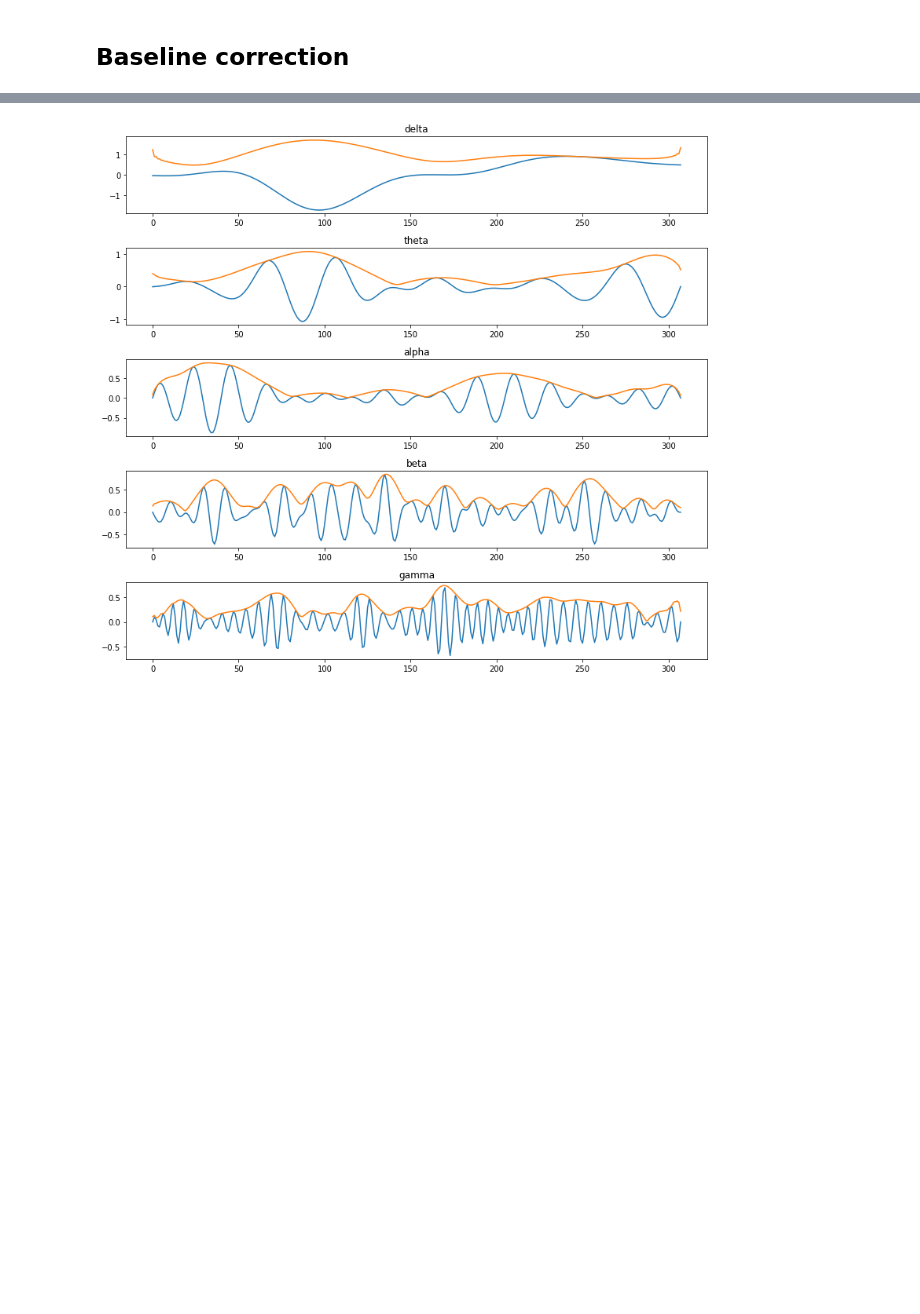
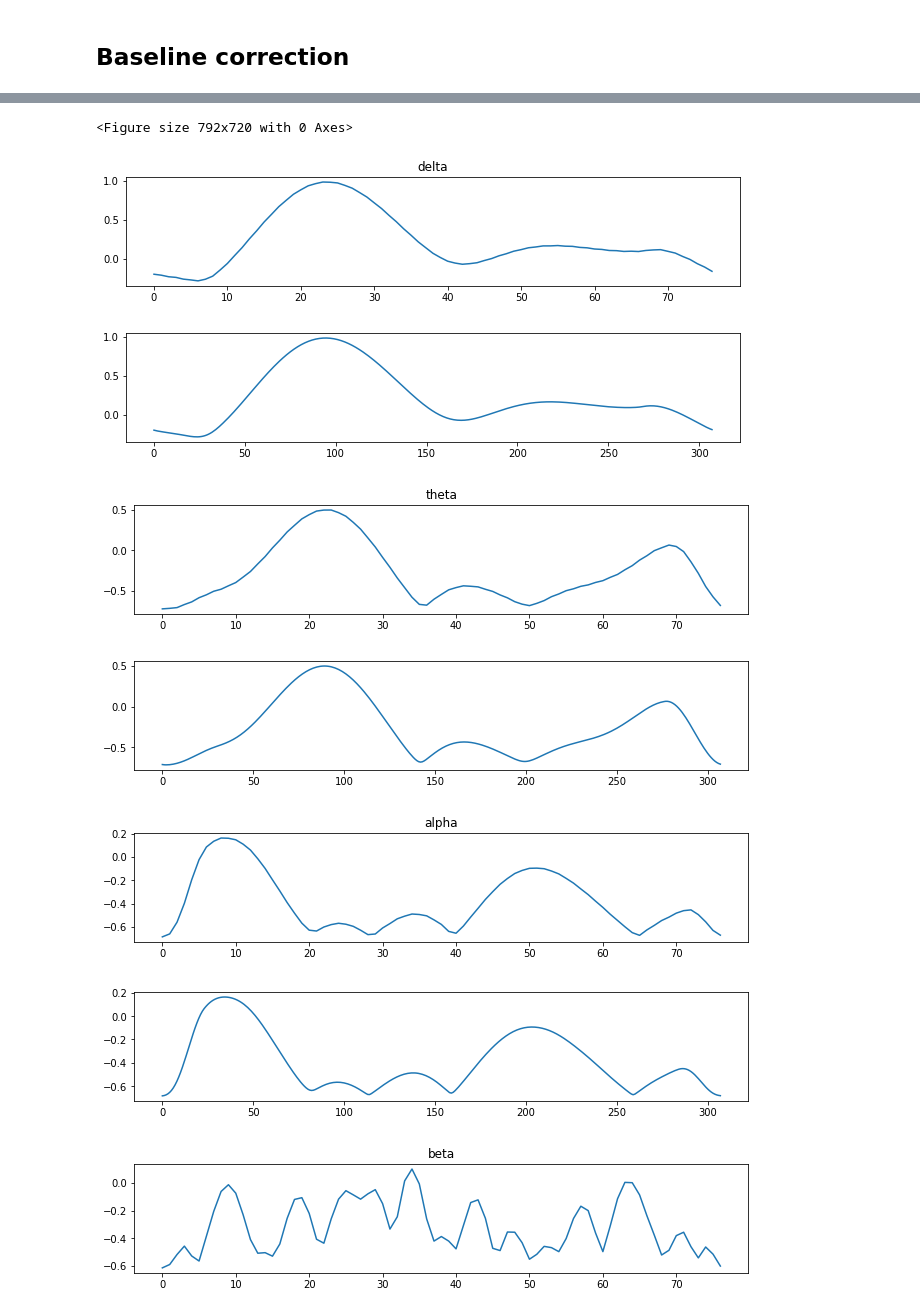
Before and after one commit to Przepioreczka/licencjat, a Jupyter notebook: Checking_preprocessing.ipynb, the cells around one changed output, grey strips where cells are left out. Saved outputs shown, nothing was run; the diff lists cells and outputs as text; code cells hidden in the pictures; blank space fills up the shorter version.

Commit message:
Add welch graphs, add full preprocessing function

```diff
--- a/Checking_preprocessing.ipynb
+++ b/Checking_preprocessing.ipynb
@@ -250,11 +344,17 @@ plt.show()
+# %%
+samples = len(epo._raw_times)
+time = epo._raw_times
+trials_count = len(epo.selection)
+nchan = epo.info['nchan']
 # %% [markdown]
 ## Extracting frequency bands from epochs
 # %%
+mne.set_log_level(verbose=None)
+
 no_bands = 5
 method = 'iir'
-#typowe pasma EEG - delta(0.5-4), theta(4-9), alfa(9-14), beta(14-30), gamma(30-49)
 #wyćwiczone na wszystkich - wyzerować któreś i tak sprawdzić
-epoki = np.empty((no_bands,epo_after_resample.shape[0],epo_after_resample.shape[1],epo_after_resample.shape[2]))
+epoki = np.empty((no_bands, trials_count, nchan, samples))
 
 epoki[0] = epo.copy().filter(0.5,4,method=method,iir_params=dict(order=5, ftype='butter')).get_data()
 epoki[1] = epo.copy().filter(4,9,method=method,iir_params=dict(order=5, ftype='butter')).get_data()
@@ -264,12 +382,13 @@ epoki[4] = epo.copy().filter(30,49,method=method,iir_params=dict(order=5, ftype=
 # %%
 plt.figure(figsize = (11,10))
 band_names = ('delta','theta','alpha','beta','gamma')
+epo_before = epo.get_data()
 
 for i in range(no_bands):
     plt.subplot(no_bands,1,i+1)
     plt.title(band_names[i])
     plt.plot(epoki[i,0,0,:])
-    plt.plot(epo_after_resample[0,0,:])
+    plt.plot(epo_before[0,0,:])
 plt.tight_layout()
 plt.show()
 # %% [output]
@@ -278,17 +421,16 @@ plt.show()
 ## Baseline correction
 # %%
 plt.figure(figsize = (11,10))
-epo = 0
-ch = 0
-
-end_point = int(0.2*Fs)
+end_point = int(0.2*Fs_d)
+hilb_epo_base = hilb_epo.copy()
+hilb_epo_base = (hilb_epo_base - np.mean(hilb_epo_base[:,:,:,:end_point], axis = (1,3)).reshape(5,1,19,1) ) / np.std(hilb_epo_base[:,:,:,:end_point], axis = (1,3)).reshape(5,1,19,1)
 for i in range(no_bands):
-    norm_i = (epoki[i,epo,ch,:] - np.mean(epoki[i,epo,ch,:]) ) / np.std(epoki[i,:,ch,:])
-    baseline_i = (epoki[i,epo,ch,:] - np.mean(epoki[i,:,ch,:end_point]) ) / np.std(epoki[i,:,ch,:end_point])
+    norm_i = hilb_epo_base[i,nepo,nch,:]
+#     norm_i2 = (hilb_epo[i,nepo,nch,:end_point] - np.mean(hilb_epo[i,:,nch,:end_point]) ) / np.std(hilb_epo[i,:,nch,:end_point])
     plt.subplot(no_bands,1,i+1)
     plt.title(band_names[i])
     plt.plot(norm_i)
-    plt.plot(baseline_i)
+#     plt.plot(norm_i2)
 
 plt.tight_layout()
 plt.show()
@@ -299,16 +447,25 @@ plt.show()
 # %%
 plt.figure(figsize = (11,10))
 end_point = int(0.2*Fs)
-
+epo_final = mne.filter.resample(hilb_epo_base.copy(), up = 1, down = 4)
 for i in range(no_bands):
-    baseline_i = (epoki[i,epo,ch,:] - np.mean(epoki[i,:,ch,:end_point]) ) / np.std(epoki[i,:,ch,:end_point])
-    hilb_i = np.abs(ss.hilbert(baseline_i))
-    plt.subplot(no_bands,1,i+1)
+    plt.figure(figsize = (11,2))
     plt.title(band_names[i])
-    plt.plot(baseline_i)
-    plt.plot(hilb_i)
-
+    plt.plot(epo_final[i,nepo,nch,:])
+    plt.show()
+    plt.figure(figsize = (11,2))
+    plt.plot(hilb_epo_base[i,nepo,nch,:])
+    plt.show()
 plt.tight_layout()
 plt.show()
+
+FS = Fs_d//4
 # %% [output]
+<Figure size 792x720 with 0 Axes>
-[figure, old version]
+[figure, new version]
+[figure, added]
+[figure, added]
+[figure, added]
+[figure, added]
+[figure, added]
+[figure, added]
```
Also changed, not shown: parts of 36 cells of this notebook.
